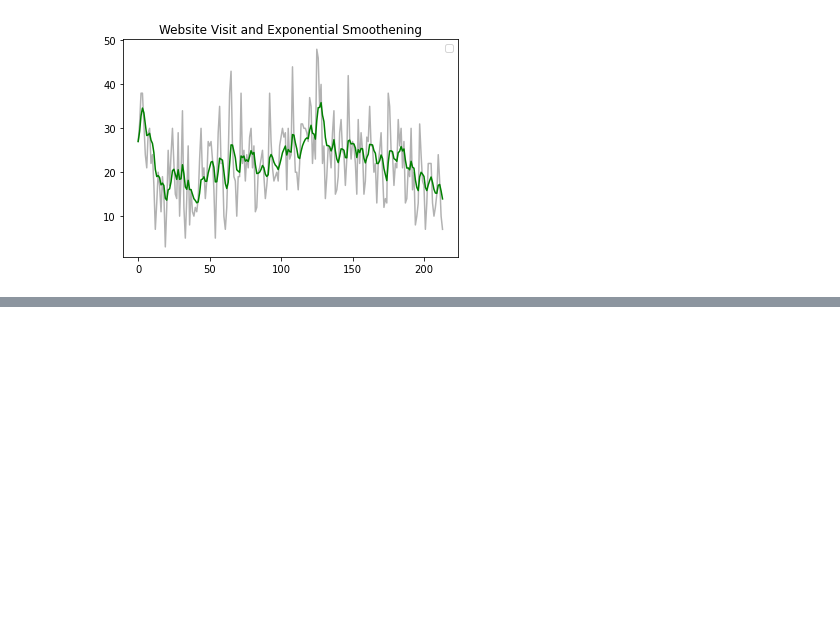
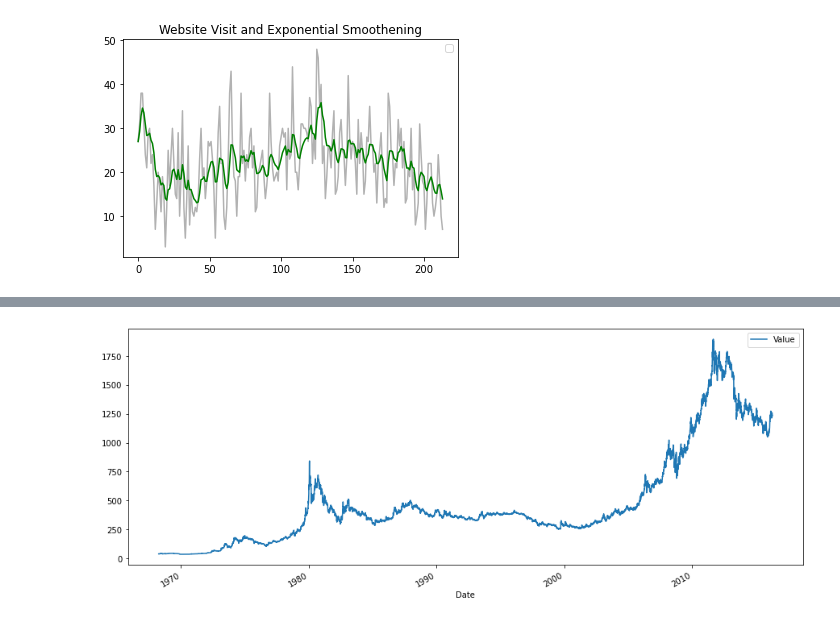
Before and after one commit to paulsok/kaggle, a Jupyter notebook: Forecasting Stock and Commodity Prices/forecasting_stock_and_commodity_prices.ipynb, the cells around one changed output, grey strips where cells are left out. Cells and saved outputs as stored; diff of their text form; code cells hidden in the pictures; blank space fills up the shorter version.

Commit message:
gold stock prices with quandl

```diff
--- a/Forecasting Stock and Commodity Prices/forecasting_stock_and_commodity_prices.ipynb
+++ b/Forecasting Stock and Commodity Prices/forecasting_stock_and_commodity_prices.ipynb
@@ -82,0 +89,3 @@ No handles with labels found to put in legend.
+# %%
+quandl.ApiConfig.api_key = "L79QECK6YmJoVNUF3BA-"
+gold_df = quandl.get("BUNDESBANK/BBK01_WT5511", end_date="2017-08-31")
@@ -82,0 +102,5 @@ No handles with labels found to put in legend.
+# %%
+gold_df.plot(figsize=(15, 6))
+plt.show()
+# %% [output]
+[figure, added]
```
Also changed, not shown: parts of 7 cells of this notebook.
